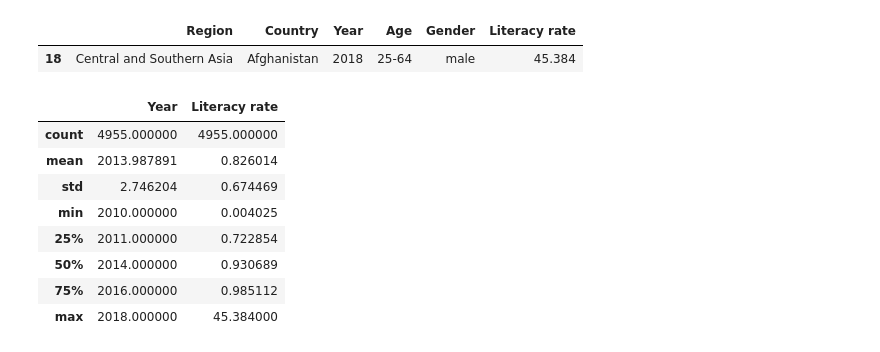
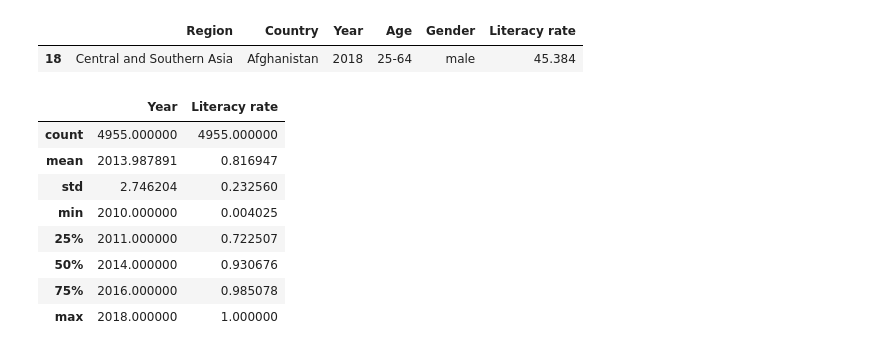
Before and after one commit to Paolo20224/Prueba, a Jupyter notebook: Simulacion_Examen.ipynb, the cells around one changed output. Saved outputs shown, nothing was run; the diff lists cells and outputs as text; code cells hidden in the pictures.

```diff
--- a/Simulacion_Examen.ipynb
+++ b/Simulacion_Examen.ipynb
@@ -101,16 +102,17 @@ df3
 # %% [output]
 |  | Region | Country | Year | Age | Gender | Literacy rate |
 | 18 | Central and Southern Asia | Afghanistan | 2018 | 25-64 | male | 45.384 |
-# %%
-df2["Literacy rate"].replace([45.384],0.45384)
-df2.describe()
-# %% [output]
-|  | Year | Literacy rate |
-| count | 4955.000000 | 4955.000000 |
-| mean | 2013.987891 | 0.826014 |
-| std | 2.746204 | 0.674469 |
-| min | 2010.000000 | 0.004025 |
-| 25% | 2011.000000 | 0.722854 |
-| 50% | 2014.000000 | 0.930689 |
-| 75% | 2016.000000 | 0.985112 |
-| max | 2018.000000 | 45.384000 |
+# %%
+# En este caso asumiremos que el valor fue ingresado dentro del DF directamente como un valor expresado en %, distinto al resto que fue ingresado como un valor decimal, por lo que solo realizaremos el cambio de manera manual.
+df2["Literacy rate"]=df2["Literacy rate"].replace([45.384],0.45384)
+df2.describe()
+# %% [output]
+|  | Year | Literacy rate |
+| count | 4955.000000 | 4955.000000 |
+| mean | 2013.987891 | 0.816947 |
+| std | 2.746204 | 0.232560 |
+| min | 2010.000000 | 0.004025 |
+| 25% | 2011.000000 | 0.722507 |
+| 50% | 2014.000000 | 0.930676 |
+| 75% | 2016.000000 | 0.985078 |
+| max | 2018.000000 | 1.000000 |
```
Also changed, not shown: parts of 1 cell of this notebook.
